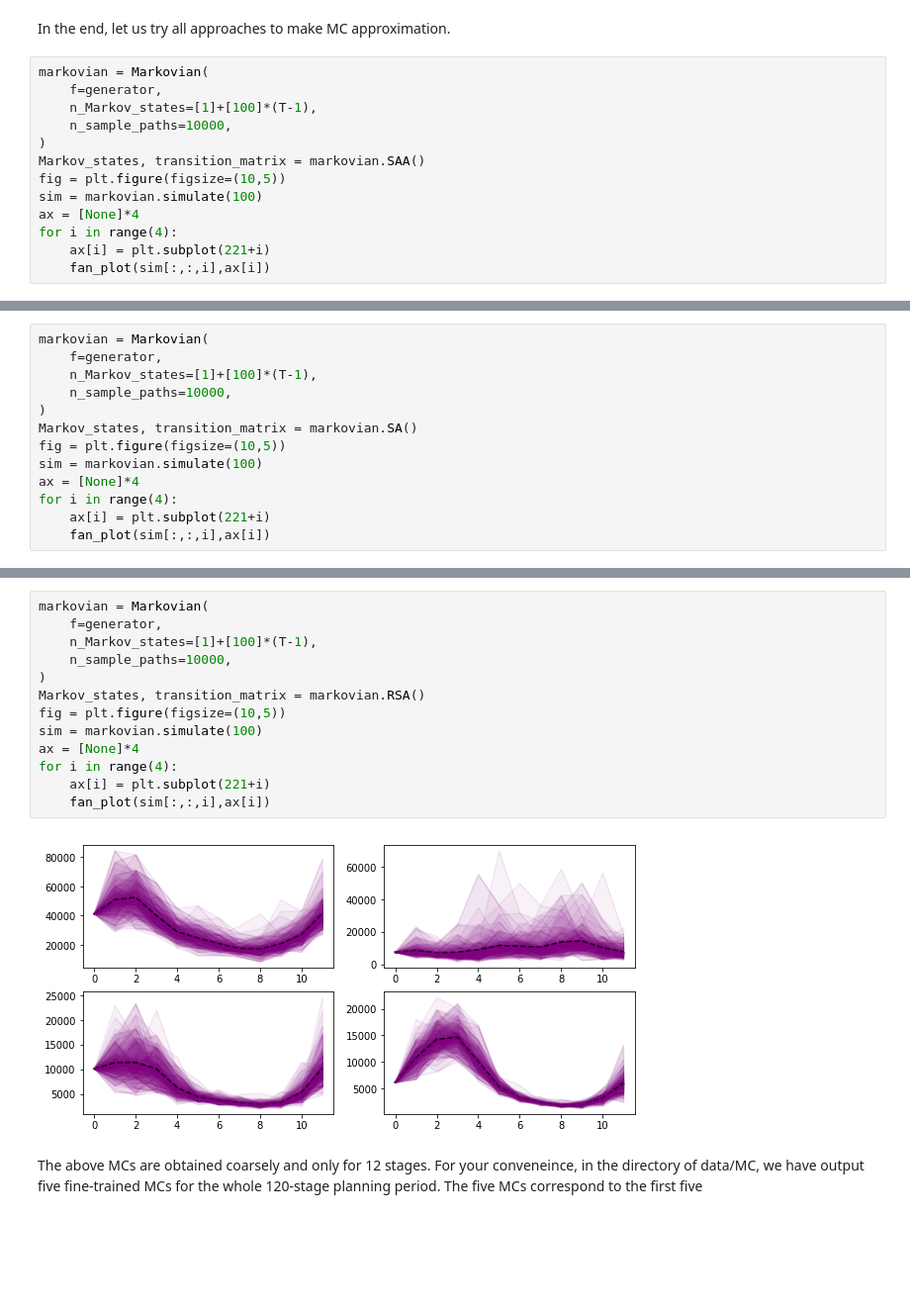
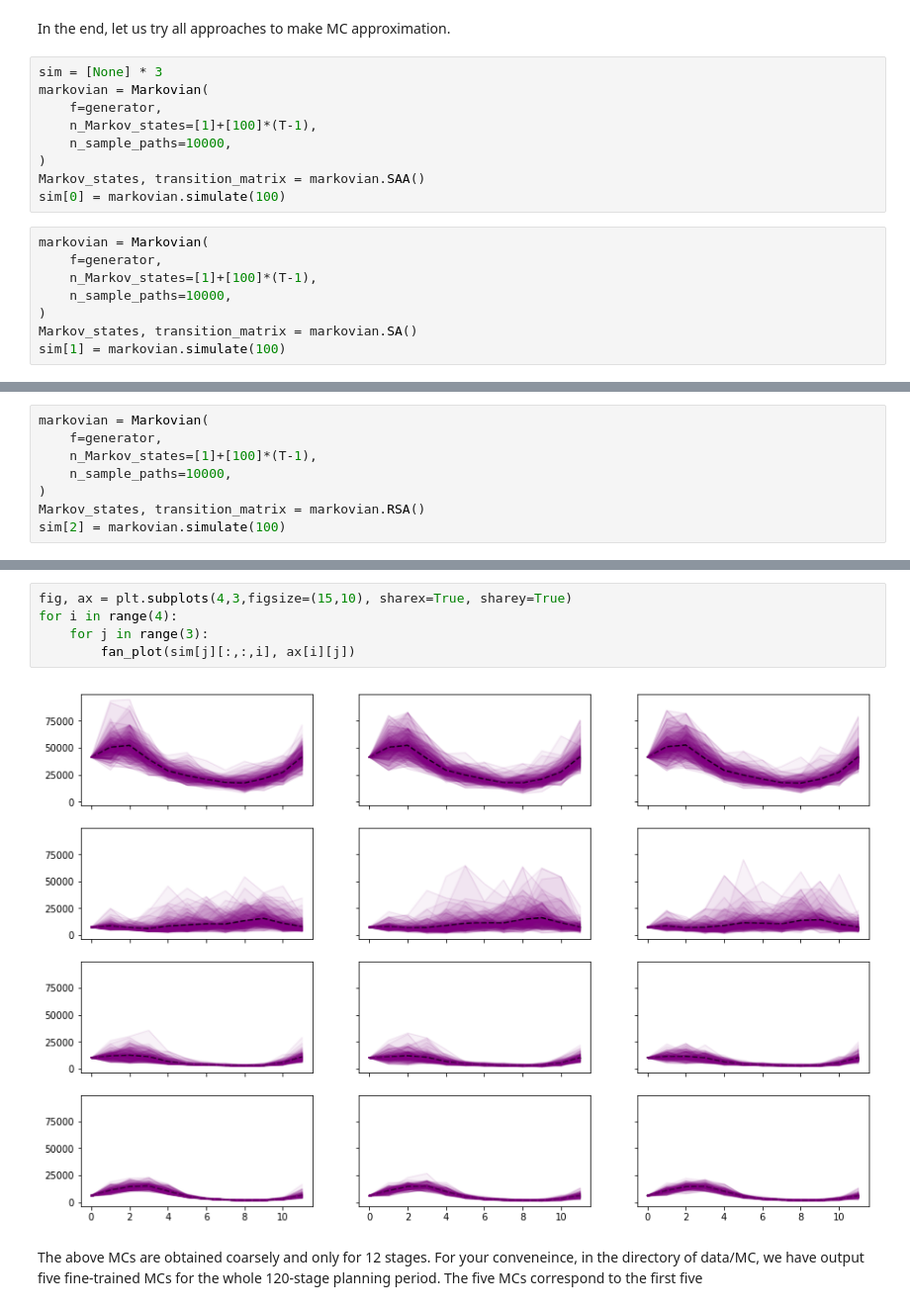
Before and after one commit to lingquant/msppy, a Jupyter notebook: doc/source/examples/hydro_thermal/discretization.ipynb, the cells around one changed output, grey strips where cells are left out. Shown: that part at 99% size. Saved outputs shown, nothing was run; the diff lists cells and outputs as text; blank space fills up the shorter version.

```diff
--- a/doc/source/examples/hydro_thermal/discretization.ipynb
+++ b/doc/source/examples/hydro_thermal/discretization.ipynb
@@ -100,16 +100,20 @@ for i in range(4):
 [figure]
 # %% [markdown]
 In the end, let us try all approaches to make MC approximation.
+# %%
+sim = [None] * 3
+markovian = Markovian(
+    f=generator,
+    n_Markov_states=[1]+[100]*(T-1),
+    n_sample_paths=10000,
+)
+Markov_states, transition_matrix = markovian.SAA()
+sim[0] = markovian.simulate(100)
 # %%
 markovian = Markovian(
     f=generator,
     n_Markov_states=[1]+[100]*(T-1),
     n_sample_paths=10000,
 )
-Markov_states, transition_matrix = markovian.SAA()
-fig = plt.figure(figsize=(10,5))
-sim = markovian.simulate(100)
-ax = [None]*4
-for i in range(4):
-    ax[i] = plt.subplot(221+i)
-    fan_plot(sim[:,:,i],ax[i])
+Markov_states, transition_matrix = markovian.SA()
+sim[1] = markovian.simulate(100)
@@ -121,10 +123,5 @@ markovian = Markovian(
     n_Markov_states=[1]+[100]*(T-1),
     n_sample_paths=10000,
 )
-Markov_states, transition_matrix = markovian.SA()
-fig = plt.figure(figsize=(10,5))
-sim = markovian.simulate(100)
-ax = [None]*4
-for i in range(4):
-    ax[i] = plt.subplot(221+i)
-    fan_plot(sim[:,:,i],ax[i])
+Markov_states, transition_matrix = markovian.RSA()
+sim[2] = markovian.simulate(100)
@@ -133,17 +128,9 @@ for i in range(4):
-# %%
-markovian = Markovian(
-    f=generator,
-    n_Markov_states=[1]+[100]*(T-1),
-    n_sample_paths=10000,
-)
-Markov_states, transition_matrix = markovian.RSA()
-fig = plt.figure(figsize=(10,5))
-sim = markovian.simulate(100)
-ax = [None]*4
-for i in range(4):
-    ax[i] = plt.subplot(221+i)
-    fan_plot(sim[:,:,i],ax[i])
-# %% [output]
-[figure, removed]
+# %%
+fig, ax = plt.subplots(4,3,figsize=(15,10), sharex=True, sharey=True)
+for i in range(4):
+    for j in range(3):
+        fan_plot(sim[j][:,:,i], ax[i][j])
+# %% [output]
+[figure, added]
 # %% [markdown]
 The above MCs are obtained coarsely and only for 12 stages. For your conveneince, in the directory of data/MC, we have output five fine-trained MCs for the whole 120-stage planning period. The five MCs correspond to the first five
```
Also changed, not shown: parts of 2 cells of this notebook, 7 other files.
